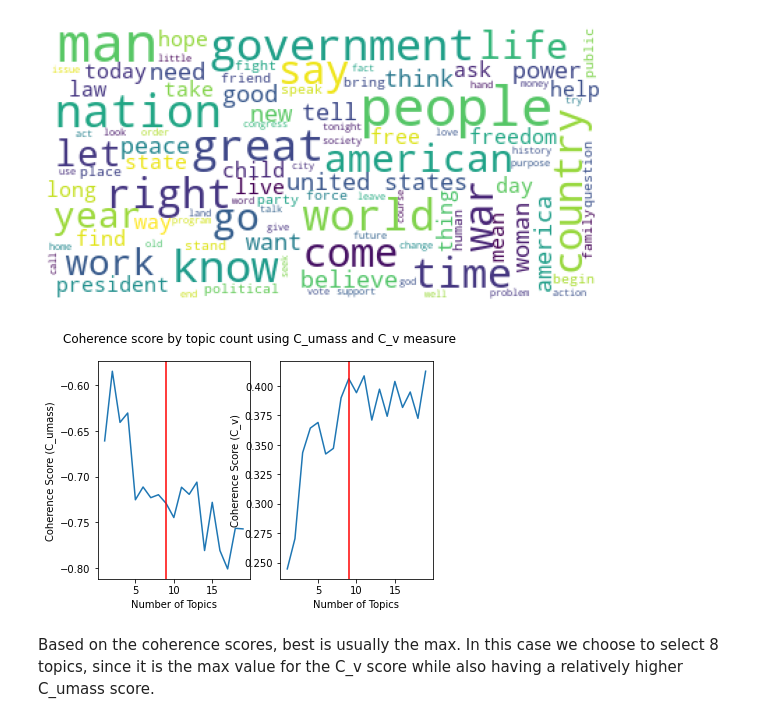
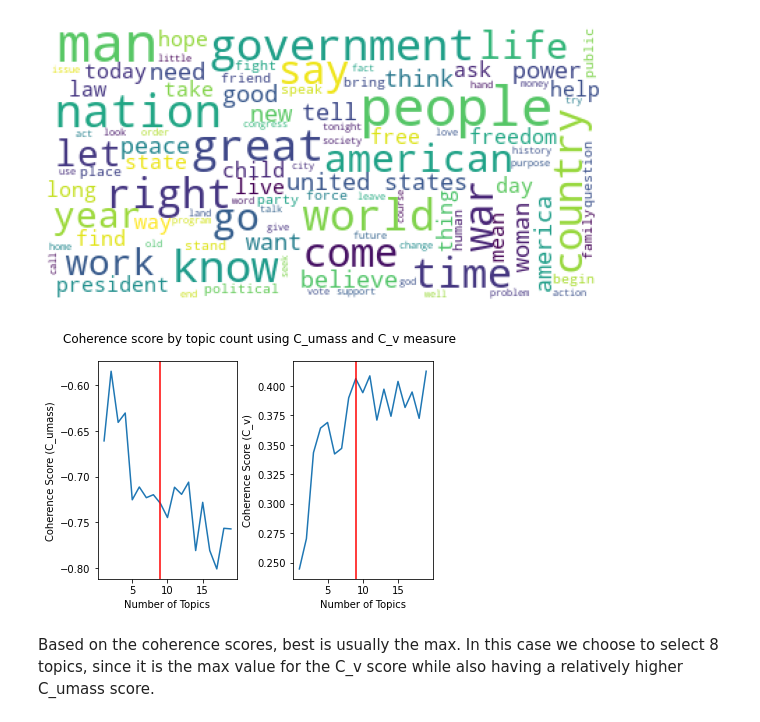
Before and after one commit to QuArtzX20/MDA_Speeches, a Jupyter notebook: Topic_Analysis_with_SpaCy.ipynb, the cells around one changed output. Cells and saved outputs as stored; diff of their text form; code cells hidden in the pictures.

Commit message:
Quick subplot fix

```diff
--- a/Topic_Analysis_with_SpaCy.ipynb
+++ b/Topic_Analysis_with_SpaCy.ipynb
@@ -98,22 +98,23 @@ for i in range (1,20,1):
 # %%
 #Adjustable threshold for visualising with red vertical lines
 threshold=9
 fig, (ax1, ax2) = plt.subplots(1,2)
 fig.suptitle('Coherence score by topic count using C_umass and C_v measure')
+fig.subplots_adjust(wspace=0.4)
 
 ax1.plot(umtopics,umscore)
 ax1.set_xlabel('Number of Topics')
 ax1.set_ylabel('Coherence Score (C_umass)')
 ax1.axvline(x=threshold,c='red')
 
 ax2.plot(cvtopics,cvscore)
 ax2.set_xlabel('Number of Topics')
 ax2.set_ylabel('Coherence Score (C_v)')
 ax2.axvline(x=threshold,c='red')
 #For both scores, higher values are better. Choice of topic count is subjective, but both scores must be taken into account.
 plt.show()
 # %% [output]
-[figure, old version]
+[figure, new version]
 # %% [markdown]
 Based on the coherence scores, best is usually the max. In this case we choose to select 8 topics, since it is the max value for the C_v score while also having a relatively higher C_umass score.
 # %%
```
